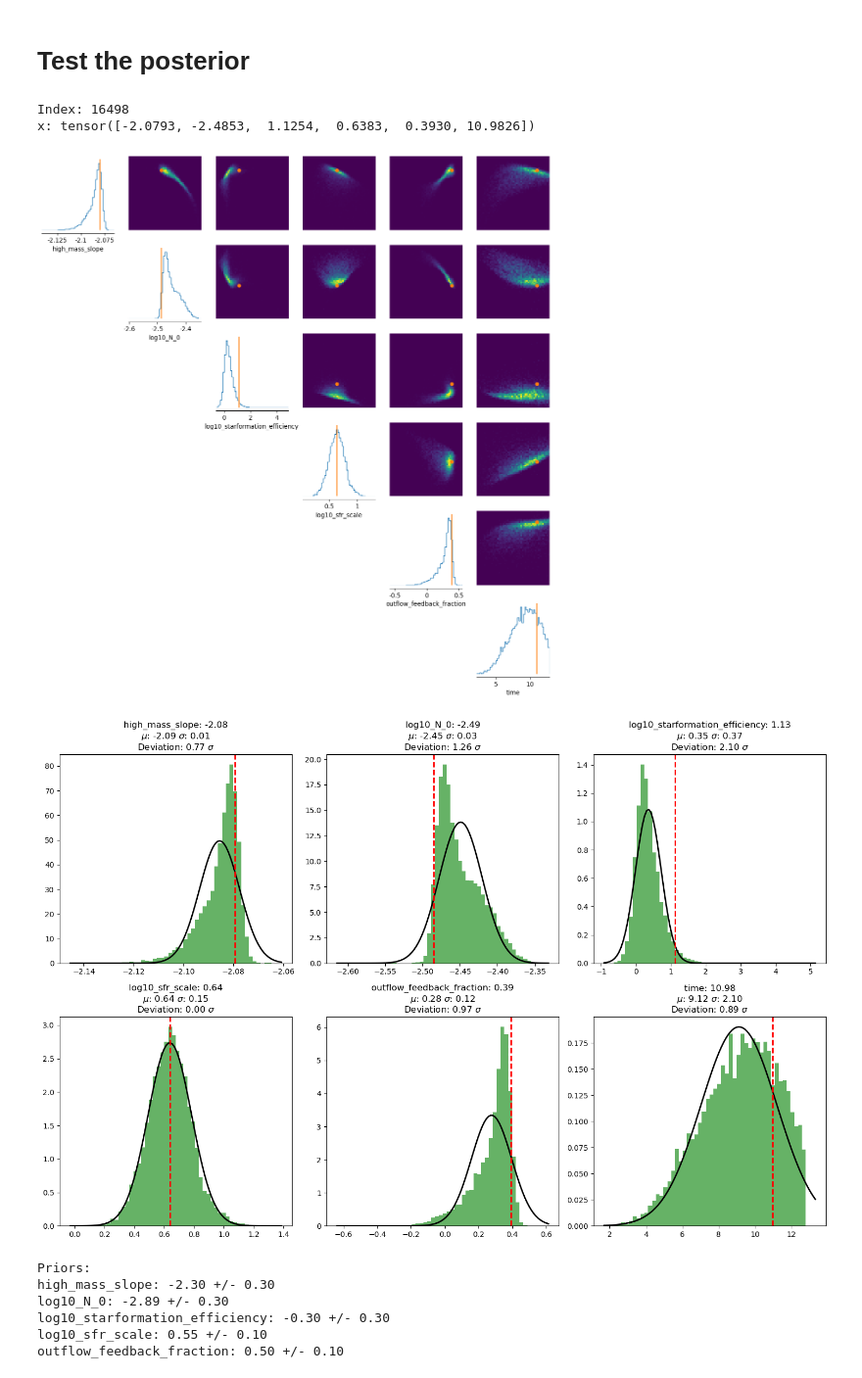
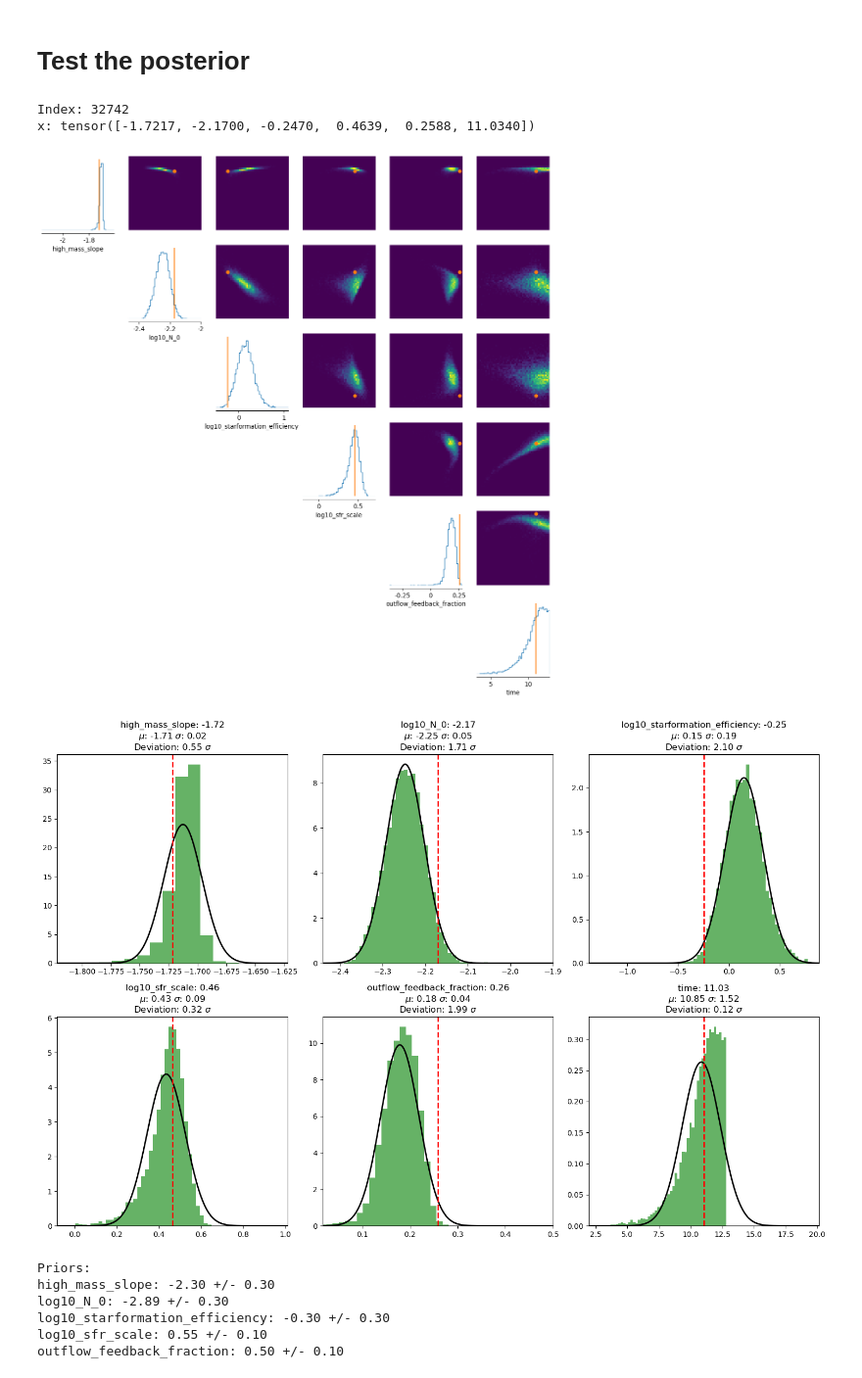
Before and after one commit to bGuenes/sbi_chemical_abundances, a Jupyter notebook: sbi_chempy_data.ipynb, the cells around one changed output. Shown at 98% size. Cells and saved outputs as stored; diff of their text form; code cells hidden in the pictures.

Commit message:
rerun analysis with new posterior

```diff
--- a/sbi_chempy_data.ipynb
+++ b/sbi_chempy_data.ipynb
@@ -90,5 +90,5 @@ combined_priors = utils.MultipleIndependent(
 # %% [markdown]
 # Train the posterior
 # %%
-inference = SNPE(prior=combined_priors)
+#inference = SNPE(prior=combined_priors)
 # %%
@@ -104,10 +106,10 @@ print(f'Time taken to train the posterior with {len(train_y)} samples: '
 # %%
-with open("data/posterior_SNPE_chempy.pickle", "wb") as f:
-    pickle.dump(posterior, f)
+#with open("data/posterior_SNPE_chempy.pickle", "wb") as f:
+#    pickle.dump(posterior, f)
 # %% [markdown]
 # Test the posterior
 # %%
-with open("data/posterior_SNPE_chempy.pickle", "rb") as f:
+with open("data/posterior_sbi.pickle", "rb") as f:
     posterior = pickle.load(f)
 # %%
 # pick a random point from the validation data
@@ -122,36 +124,40 @@ posterior_samples = posterior.sample((10000,), x=y)
 # plot the posterior samples
 _ = pairplot(posterior_samples, figsize=(15, 15), points=x, labels=labels)
 # %% [output]
-Index: 16498
-x: tensor([-2.0793, -2.4853,  1.1254,  0.6383,  0.3930, 10.9826])
+Index: 32742
+x: tensor([-1.7217, -2.1700, -0.2470,  0.4639,  0.2588, 11.0340])
-[figure, old version]
+[figure, new version]
 # %%
 fig, ax = plt.subplots(2,3, figsize=(15, 10))
 
 for i in range(6):
 
     (mu, sigma) = norm.fit(posterior_samples.numpy().T[i])
     true_value = val_x[index][i].numpy()
 
+    x_min = true_value - 6*sigma
+    x_max = true_value + 6*sigma
+
     deviation = abs(true_value - mu) / sigma
 
     ax[i//3, i%3].hist(posterior_samples.numpy().T[i], bins=50, density=True, alpha=0.6, color='g')
-    xmin, xmax = ax[i//3, i%3].get_xlim()
-    x = np.linspace(xmin, xmax, 100)
+    #xmin, xmax = ax[i//3, i%3].get_xlim()
+    x = np.linspace(x_min, x_max, 1000)
     p = norm.pdf(x, mu, sigma)
+    ax[i//3, i%3].set_xlim(x_min, x_max)
     ax[i//3, i%3].plot(x, p, 'k', linewidth=2)
     ax[i//3, i%3].axvline(x=true_value, color='r', linestyle='dashed', linewidth=2)
 
     ax[i//3, i%3].set_title(fr"{labels[i]}: {true_value:.2f}"
                             "\n"
                             fr"$\mu$: {mu:.2f} $\sigma$: {sigma:.2f}"
                             "\n"
                             fr"Deviation: {deviation:.2f} $\sigma$")
 
 plt.tight_layout()
 plt.show()
 # %% [output]
-[figure, old version]
+[figure, new version]
 # %%
 print("Priors:")
 for i in range(len(priors)):
```
Also changed, not shown: parts of 1 cell of this notebook, 4 other files.
